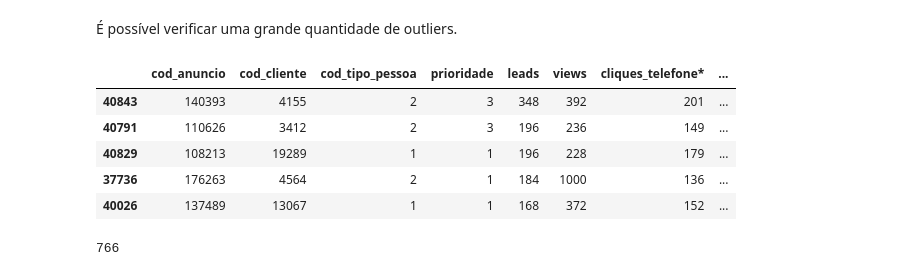
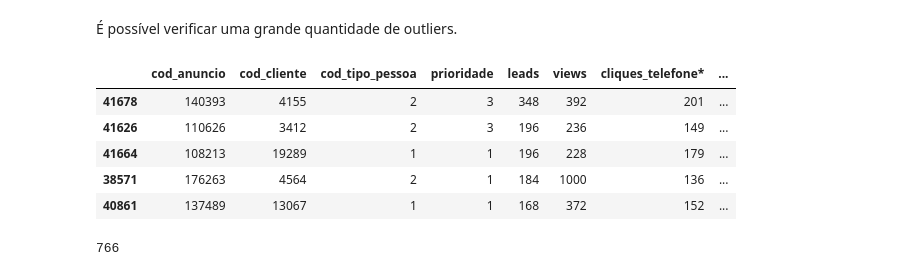
Before and after one commit to rafajovelho/Case1, a Jupyter notebook: Case-GCBInvestimentosipynb.ipynb, the cells around one changed output. Saved outputs shown, nothing was run; the diff lists cells and outputs as text; code cells hidden in the pictures.

```diff
--- a/Case-GCBInvestimentosipynb.ipynb
+++ b/Case-GCBInvestimentosipynb.ipynb
@@ -165,0 +188,4 @@ df.shape
+# %%
+# Como esses dados representam menos de 2% dos dados e temos carros com 4 portas representando mais de 90%,
+# Iremos imputar 4 portas onde há registros com 0 porta
+df.portas.replace(to_replace = 0, value = 4, inplace = True)
@@ -244,14 +278,14 @@ sns.boxplot(data = df, y = 'leads', orient = 'v', color = 'r')
 É possível verificar uma grande quantidade de outliers.
 # %%
 # Visualizando os registros com maiores números de leads
-df.iloc[df.leads.nlargest(5).index]
+df.loc[df.leads.nlargest(5).index]
 # %% [output]
 |  | cod_anuncio | cod_cliente | cod_tipo_pessoa | prioridade | leads | views | cliques_telefone* | ... |
-| 40843 | 140393 | 4155 | 2 | 3 | 348 | 392 | 201 | ... |
-| 40791 | 110626 | 3412 | 2 | 3 | 196 | 236 | 149 | ... |
-| 40829 | 108213 | 19289 | 1 | 1 | 196 | 228 | 179 | ... |
-| 37736 | 176263 | 4564 | 2 | 1 | 184 | 1000 | 136 | ... |
-| 40026 | 137489 | 13067 | 1 | 1 | 168 | 372 | 152 | ... |
+| 41678 | 140393 | 4155 | 2 | 3 | 348 | 392 | 201 | ... |
+| 41626 | 110626 | 3412 | 2 | 3 | 196 | 236 | 149 | ... |
+| 41664 | 108213 | 19289 | 1 | 1 | 196 | 228 | 179 | ... |
+| 38571 | 176263 | 4564 | 2 | 1 | 184 | 1000 | 136 | ... |
+| 40861 | 137489 | 13067 | 1 | 1 | 168 | 372 | 152 | ... |
 # %%
 # Vamos considerar outliers, registros com valores de zscore maior que t3
 
```
Also changed, not shown: parts of 51 cells of this notebook.
